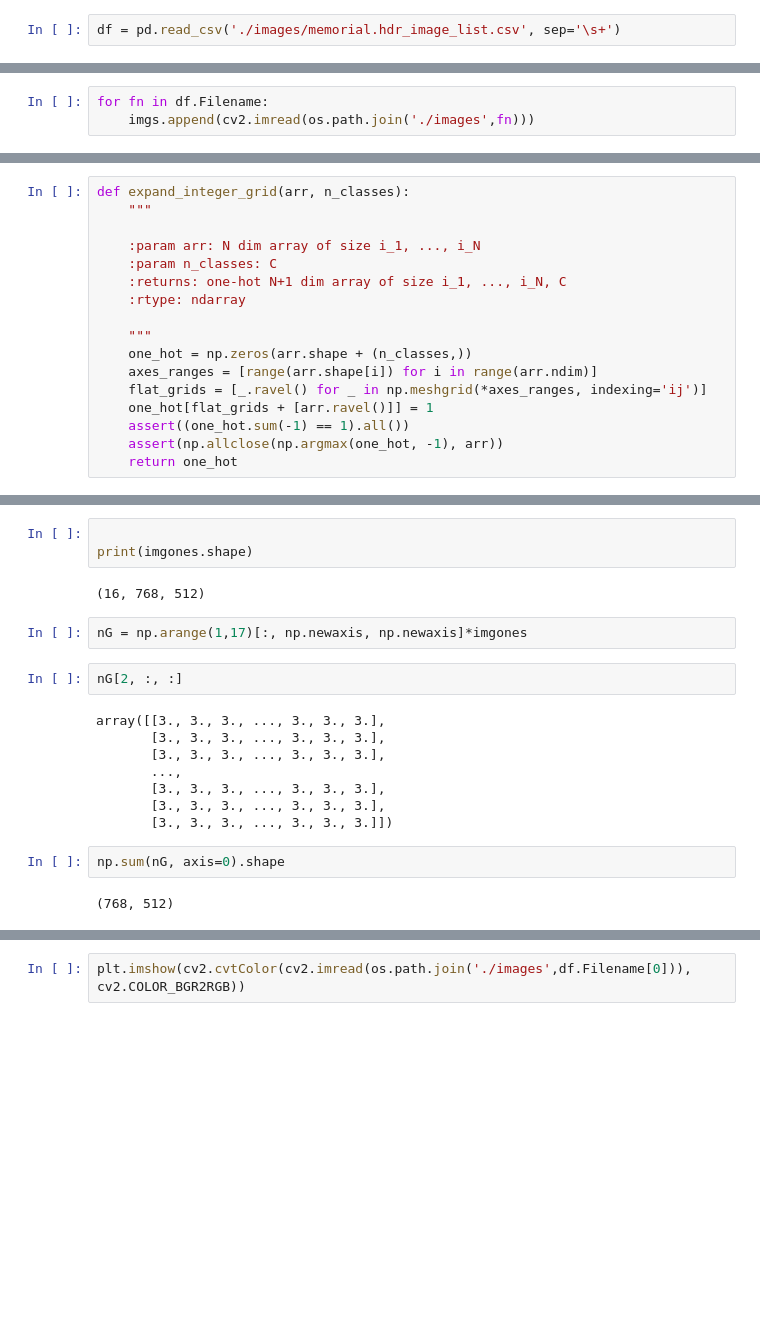
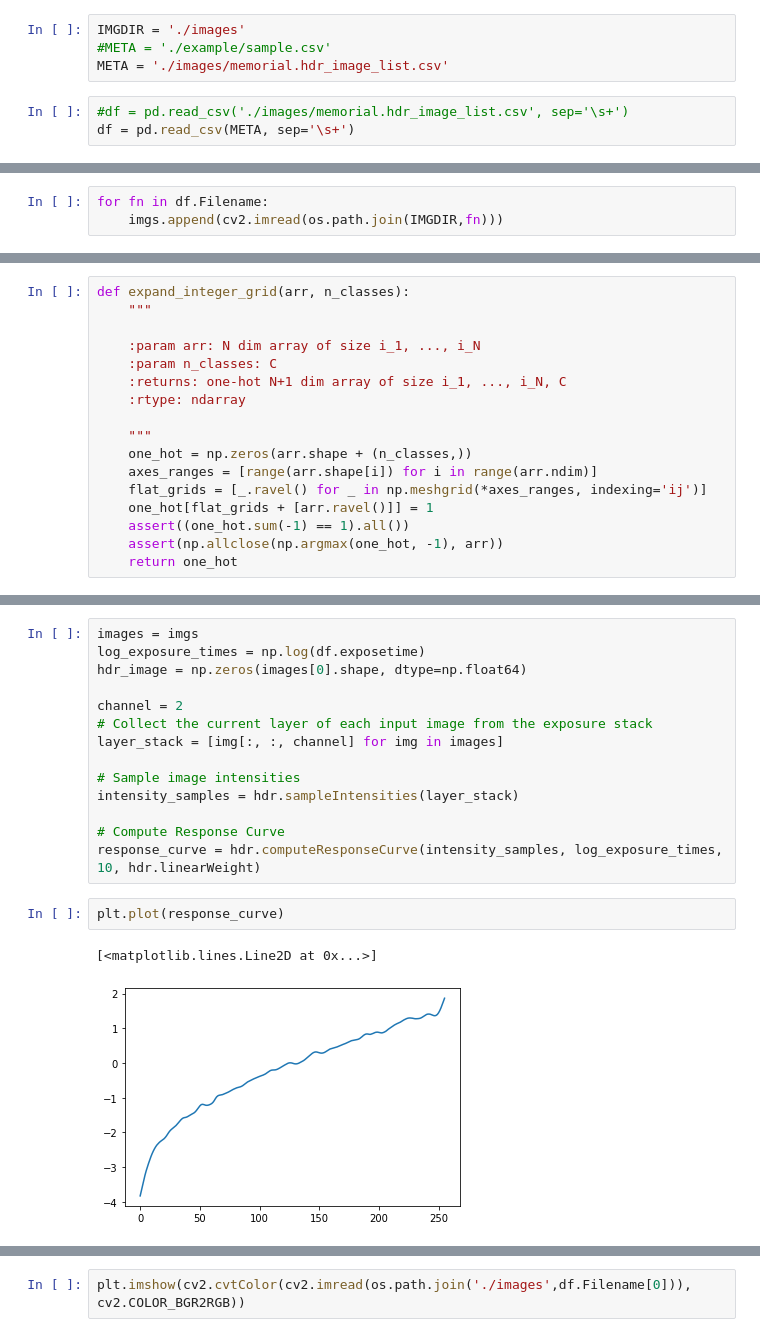
Before and after one commit to qa276390/high-dynamic-range-imaging, a Jupyter notebook: ComputeHDR.ipynb, the cells around one changed output, grey strips where cells are left out. Cells and saved outputs as stored; diff of their text form; blank space fills up the shorter version.

```diff
--- a/ComputeHDR.ipynb
+++ b/ComputeHDR.ipynb
@@ -8,5 +8,10 @@ import importlib
 import time
 import matplotlib.pyplot as plt
 import threading
+# %%
+IMGDIR = './images'
+#META = './example/sample.csv'
+META = './images/memorial.hdr_image_list.csv'
 # %%
-df = pd.read_csv('./images/memorial.hdr_image_list.csv', sep='\s+')
+#df = pd.read_csv('./images/memorial.hdr_image_list.csv', sep='\s+')
+df = pd.read_csv(META, sep='\s+')
@@ -37,7 +62,7 @@ N = len(df)
 imgs = []
 # %%
 for fn in df.Filename:
-    imgs.append(cv2.imread(os.path.join('./images',fn)))
+    imgs.append(cv2.imread(os.path.join(IMGDIR,fn)))
 # %% [markdown]
 ## Test
 # %%
@@ -81,21 +85,19 @@ onehot.shape
-# %%
-
-print(imgones.shape)
-# %% [output]
-(16, 768, 512)
-# %%
-nG = np.arange(1,17)[:, np.newaxis, np.newaxis]*imgones
-# %%
-nG[2, :, :]
-# %% [output]
-array([[3., 3., 3., ..., 3., 3., 3.],
-       [3., 3., 3., ..., 3., 3., 3.],
-       [3., 3., 3., ..., 3., 3., 3.],
-       ...,
-       [3., 3., 3., ..., 3., 3., 3.],
-       [3., 3., 3., ..., 3., 3., 3.],
-       [3., 3., 3., ..., 3., 3., 3.]])
-# %%
-np.sum(nG, axis=0).shape
-# %% [output]
-(768, 512)
+# %%
+images = imgs
+log_exposure_times = np.log(df.exposetime)
+hdr_image = np.zeros(images[0].shape, dtype=np.float64)
+
+channel = 2
+# Collect the current layer of each input image from the exposure stack
+layer_stack = [img[:, :, channel] for img in images]
+
+# Sample image intensities
+intensity_samples = hdr.sampleIntensities(layer_stack)
+
+# Compute Response Curve
+response_curve = hdr.computeResponseCurve(intensity_samples, log_exposure_times, 10, hdr.linearWeight)
+# %%
+plt.plot(response_curve)
+# %% [output]
+[<matplotlib.lines.Line2D at 0x...>]
+[figure, added]
```
Also changed, not shown: parts of 56 cells of this notebook, 1 other file.
